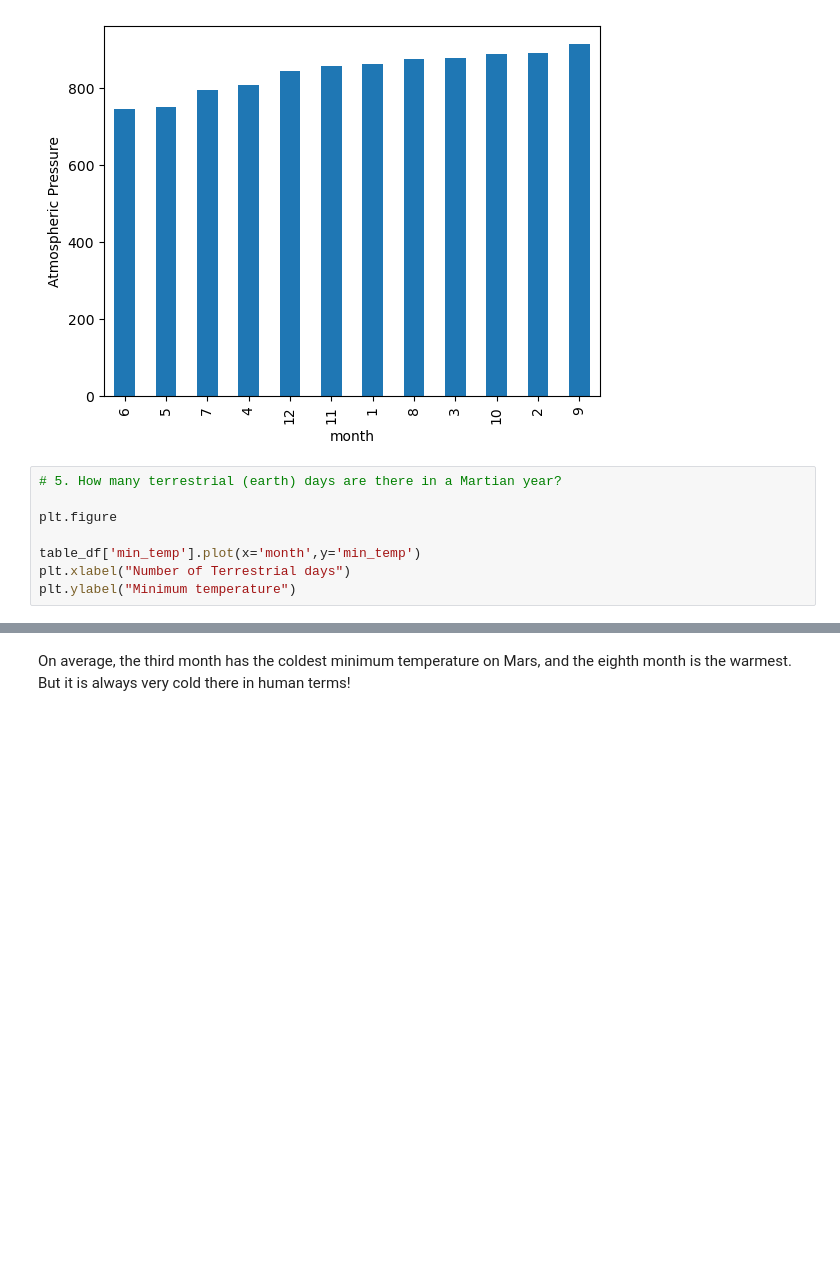
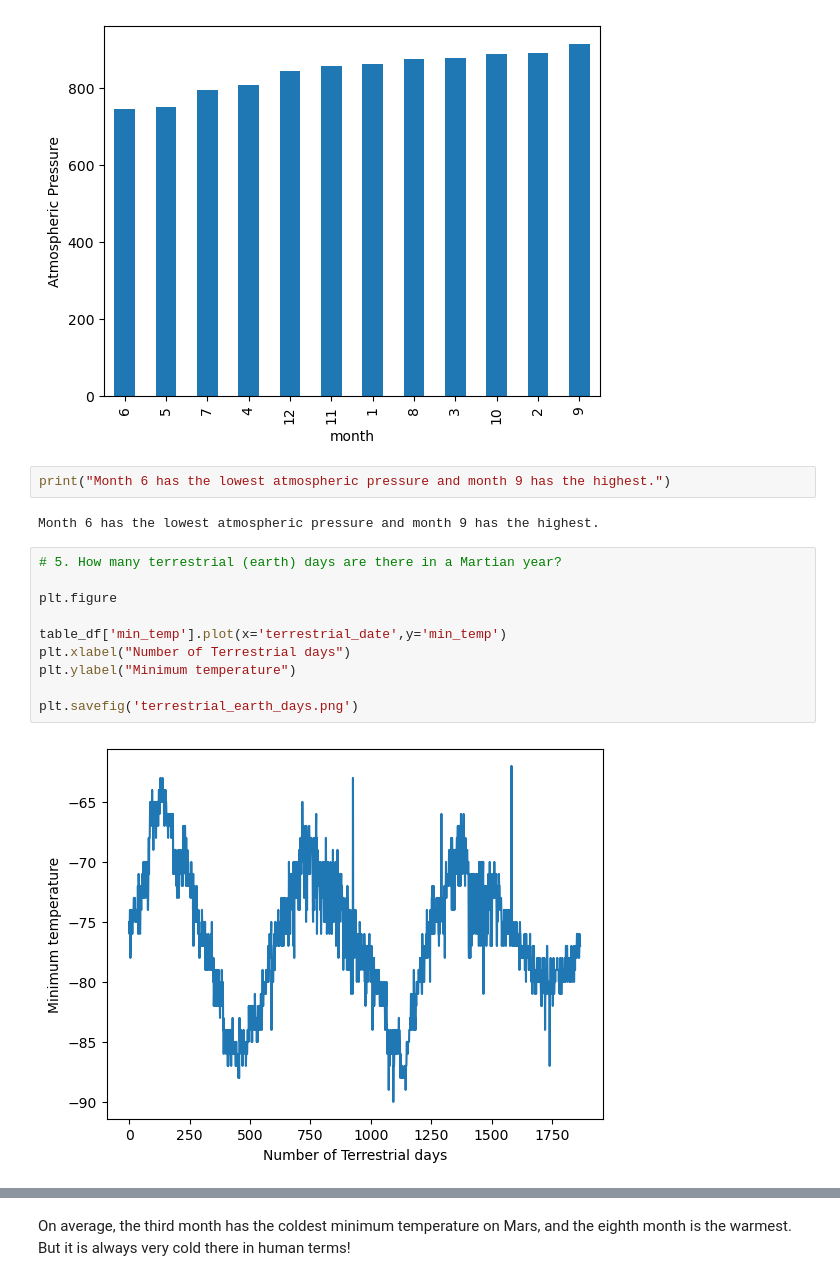
Before and after one commit to ChrisBanh/webscraping-challenge, a Jupyter notebook: part_2_mars_weather.ipynb, the cells around one changed output, grey strips where cells are left out. Saved outputs shown, nothing was run; the diff lists cells and outputs as text; blank space fills up the shorter version.

Commit message:
modified part 2 to save terrestrial plot to save figure as png file as the plot doesn't show up on github

```diff
--- a/part_2_mars_weather.ipynb
+++ b/part_2_mars_weather.ipynb
@@ -278,11 +278,19 @@ plt.ylabel("Atmospheric Pressure")
 # %% [output]
 Text(0, 0.5, 'Atmospheric Pressure')
 [figure]
+# %%
+print("Month 6 has the lowest atmospheric pressure and month 9 has the highest.")
+# %% [output]
+Month 6 has the lowest atmospheric pressure and month 9 has the highest.
 # %%
 # 5. How many terrestrial (earth) days are there in a Martian year?
 
 plt.figure
 
-table_df['min_temp'].plot(x='month',y='min_temp')
+table_df['min_temp'].plot(x='terrestrial_date',y='min_temp')
 plt.xlabel("Number of Terrestrial days")
 plt.ylabel("Minimum temperature")
+
+plt.savefig('terrestrial_earth_days.png')
+# %% [output]
+[figure, added]
```
Also changed, not shown: parts of 1 cell of this notebook, 1 other file.
